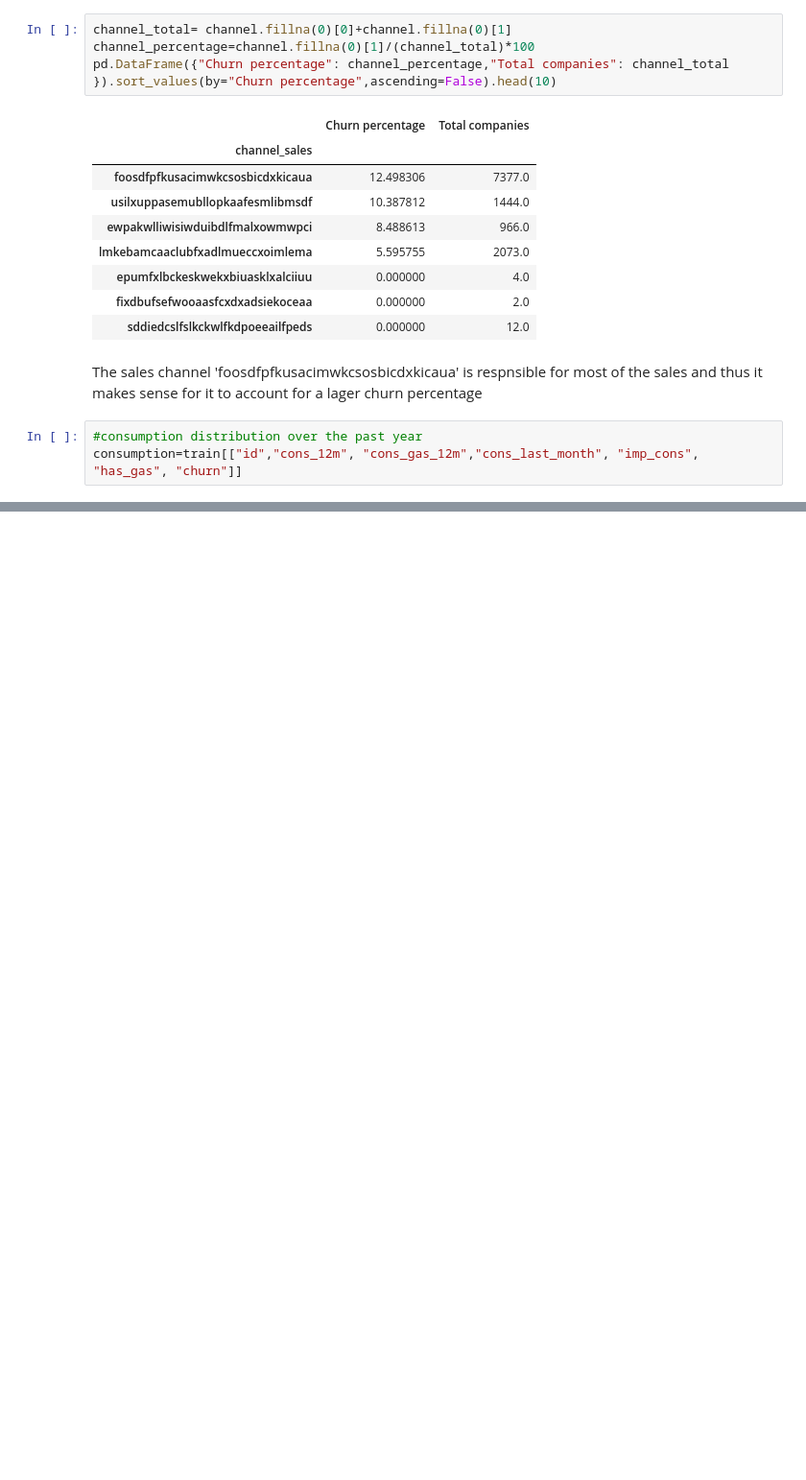
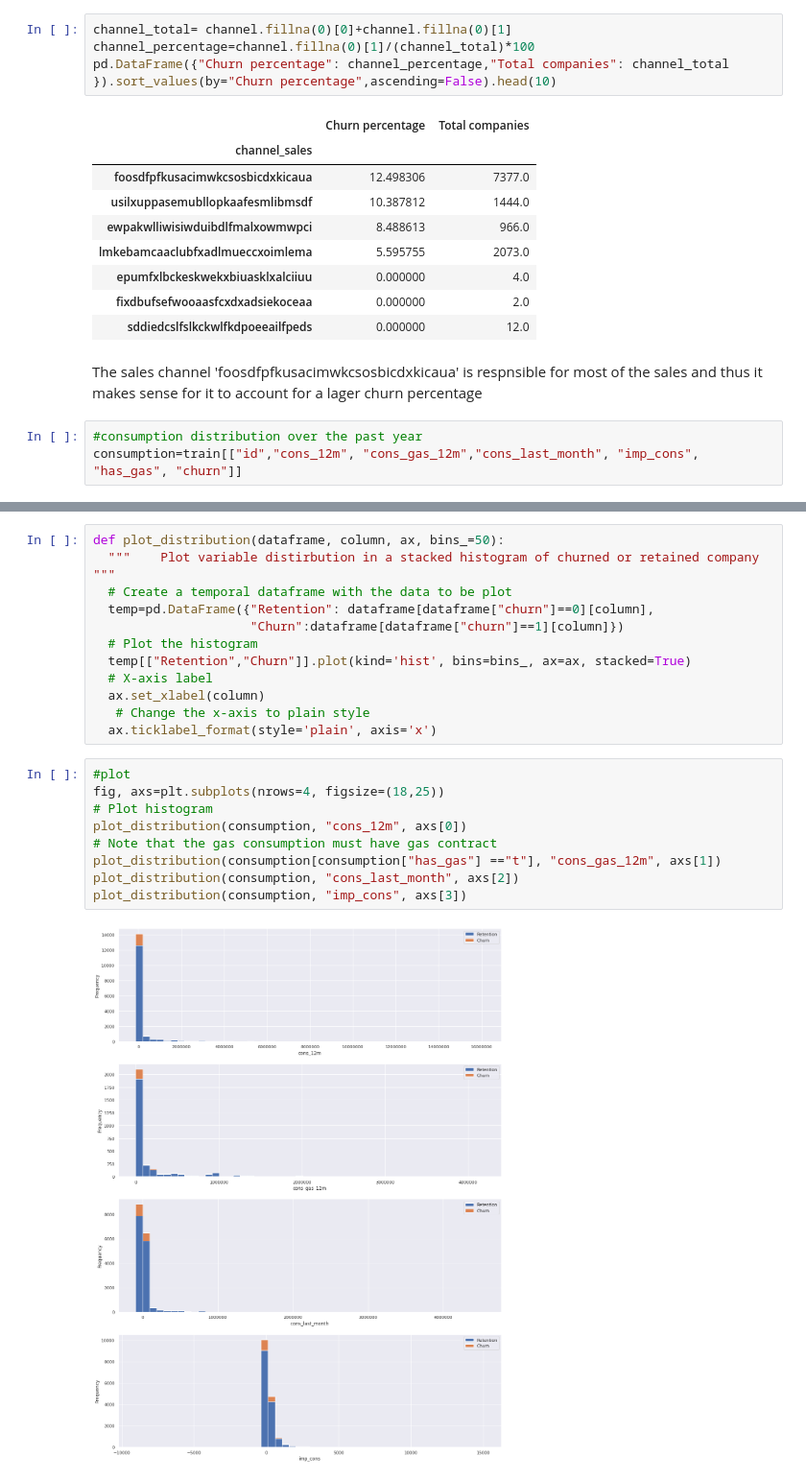
Before and after one commit to WanjohiWanjohi/BCG_Forage_, a Jupyter notebook: BCG_EDA.ipynb, the cells around one changed output, grey strips where cells are left out. Shown: that part at 96% size. Drawn from its saved outputs; the diff is of its cells as text; blank space fills up the shorter version.

```diff
--- a/BCG_EDA.ipynb
+++ b/BCG_EDA.ipynb
@@ -160,0 +166,23 @@ To easily visualize unvariate data , use a histogram
+# %%
+def plot_distribution(dataframe, column, ax, bins_=50):
+  """    Plot variable distirbution in a stacked histogram of churned or retained company    """
+  # Create a temporal dataframe with the data to be plot
+  temp=pd.DataFrame({"Retention": dataframe[dataframe["churn"]==0][column],
+                     "Churn":dataframe[dataframe["churn"]==1][column]})
+  # Plot the histogram
+  temp[["Retention","Churn"]].plot(kind='hist', bins=bins_, ax=ax, stacked=True)
+  # X-axis label
+  ax.set_xlabel(column)
+   # Change the x-axis to plain style
+  ax.ticklabel_format(style='plain', axis='x')
+# %%
+#plot
+fig, axs=plt.subplots(nrows=4, figsize=(18,25))
+# Plot histogram
+plot_distribution(consumption, "cons_12m", axs[0])
+# Note that the gas consumption must have gas contract
+plot_distribution(consumption[consumption["has_gas"] =="t"], "cons_gas_12m", axs[1])
+plot_distribution(consumption, "cons_last_month", axs[2])
+plot_distribution(consumption, "imp_cons", axs[3])
+# %% [output]
+[figure, added]
```
Also changed, not shown: parts of 9 cells of this notebook.
